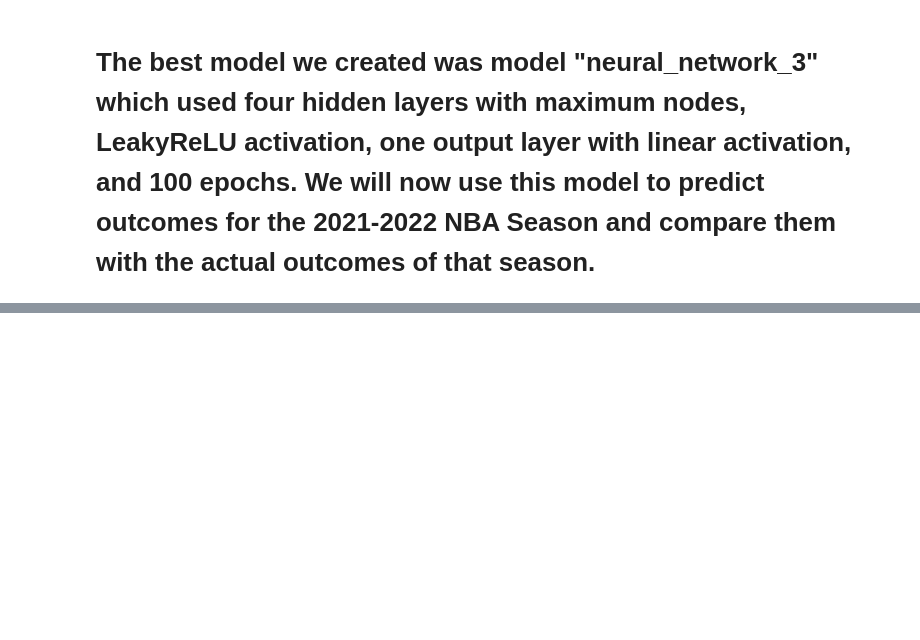
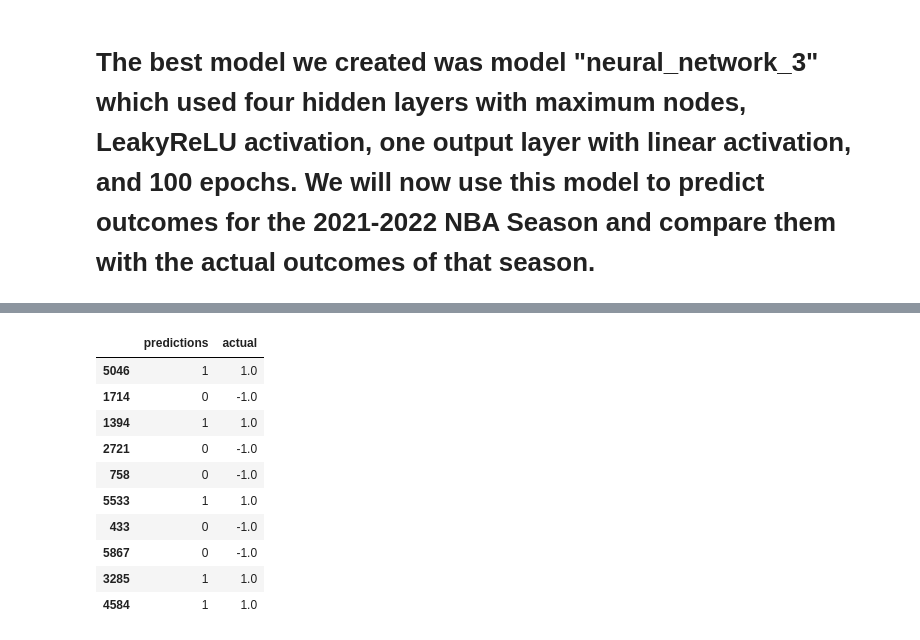
Before and after one commit to kheller18/nba-sports-betting-ml, a Jupyter notebook: main.ipynb, the cells around one changed output, grey strips where cells are left out. Drawn from its saved outputs; the diff is of its cells as text; code cells hidden in the pictures; blank space fills up the shorter version.

```diff
--- a/main.ipynb
+++ b/main.ipynb
@@ -1029,7 +1023,7 @@ Name: Win_Margin_Signal, dtype: float64
 5 rows × 66 columns
 # %%
 # Split the data into training and testing variables
-X_train, X_test, y_train, y_test = train_test_split(
+X_train, X_test, y_train, y_test_4 = train_test_split(
     X,
     y,
     random_state=1
@@ -1042,8 +1036,8 @@ scaler = StandardScaler()
 X_scaler = scaler.fit(X_train)
 
 # Fit the scaler to the features training dataset
-X_train_scaled = X_scaler.transform(X_train)
-X_test_scaled = X_scaler.transform(X_test)
+X_train_scaled_4 = X_scaler.transform(X_train)
+X_test_scaled_4 = X_scaler.transform(X_test)
 # %%
 # Display the amount of inputs
 print(f"The amount of inputs is {inputs_2}.")
@@ -1155,7 +1149,7 @@ neural_network_4.compile(
 # %%
 # Fit the model using 60 epochs
 fit_model = neural_network_4.fit(
-    X_train_scaled,
+    X_train_scaled_4,
     y_train,
     epochs=60,
     validation_split=0.1,
@@ -1199,0 +1260,10 @@ We have achieved about 55% accuracy. This is nearly the same result that we got
+# %%
+# Make predictions for 10 season
+predictions = (neural_network_4.predict(X_test_scaled_4) > 0.5).astype("int32")
+
+# Create a DataFrame to compare the predictions with the actual values
+results = pd.DataFrame({"predictions": predictions.ravel(), "actual": y_test_4})
+
+# Display sample data
+results.head(10)
+# %% [output]
@@ -1199,0 +1271,11 @@ We have achieved about 55% accuracy. This is nearly the same result that we got
+|  | predictions | actual |
+| 5046 | 1 | 1.0 |
+| 1714 | 0 | -1.0 |
+| 1394 | 1 | 1.0 |
+| 2721 | 0 | -1.0 |
+| 758 | 0 | -1.0 |
+| 5533 | 1 | 1.0 |
+| 433 | 0 | -1.0 |
+| 5867 | 0 | -1.0 |
+| 3285 | 1 | 1.0 |
+| 4584 | 1 | 1.0 |
```
Also changed, not shown: parts of 20 cells of this notebook.
